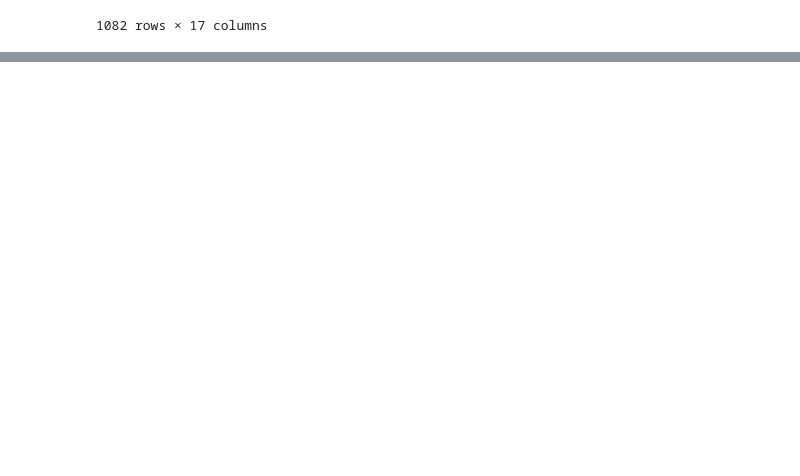
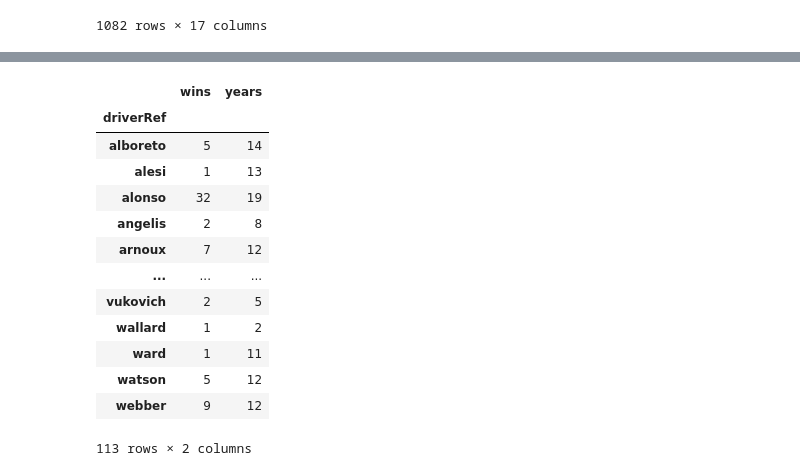
Before and after one commit to naysseh/a-guide-to-f1, a Jupyter notebook: testing-natasha.ipynb, the cells around one changed output, grey strips where cells are left out. Saved outputs shown, nothing was run; the diff lists cells and outputs as text; code cells hidden in the pictures; blank space fills up the shorter version.

```diff
--- a/testing-natasha.ipynb
+++ b/testing-natasha.ipynb
@@ -160,6 +160,10 @@ driverStandings.reset_index(drop=True)
 | 1080 | 25806 | 1095 | 847 | 131 | 63 | 1 | 26.0 | 1 | 1 | ... |
 | 1081 | 25826 | 1096 | 830 | 9 | 1 | 1 | 25.0 | 6 | 1 | ... |
 1082 rows × 17 columns
+# %%
+firstPlaceCounts = driverStandings.groupby(by=['driverRef', 'positionOrder'])
+newCounts = firstPlaceCounts.size()
+newCounts.to_csv('first_place_counts.csv')
 # %%
 driverStandings.to_csv('first_place_instances.csv')
 # %%
@@ -168,3 +172,5 @@ driversUnique = driverStandings.driverRef.unique();
 driverYearsTotal = final.groupby(by=['driverRef', 'year'])
 # %%
 driverYearsCounts = driverYearsTotal.size().groupby('driverRef').count()
+# %%
+driverYearsCounts = driverYearsCounts.to_frame()
@@ -170,0 +198,2 @@ driverYearsCounts = driverYearsTotal.size().groupby('driverRef').count()
+# %%
+driverYearsCounts = driverYearsCounts.rename(columns={'0': 'yearCount'})
@@ -171 +217,23 @@ driverYearsCounts = driverYearsTotal.size().groupby('driverRef').count()
+# %%
+# final = results.merge(drivers[['driverId', 'driverRef', 'forename', 'surname', 'nationality']], how='left', on='driverId')
+counts = newCounts.to_frame()
+yearsWins = counts.merge(driverYearsCounts, how='left', on='driverRef')
+yearsWins.columns = ['wins', 'years']
+# %%
+yearsWins
+# %% [output]
+|  | wins | years |
+| driverRef |  |  |
+| alboreto | 5 | 14 |
+| alesi | 1 | 13 |
+| alonso | 32 | 19 |
+| angelis | 2 | 8 |
+| arnoux | 7 | 12 |
+| ... | ... | ... |
+| vukovich | 2 | 5 |
+| wallard | 1 | 2 |
+| ward | 1 | 11 |
+| watson | 5 | 12 |
+| webber | 9 | 12 |
+113 rows × 2 columns
 # %%
```
Also changed, not shown: parts of 4 cells of this notebook, 5 other files.
